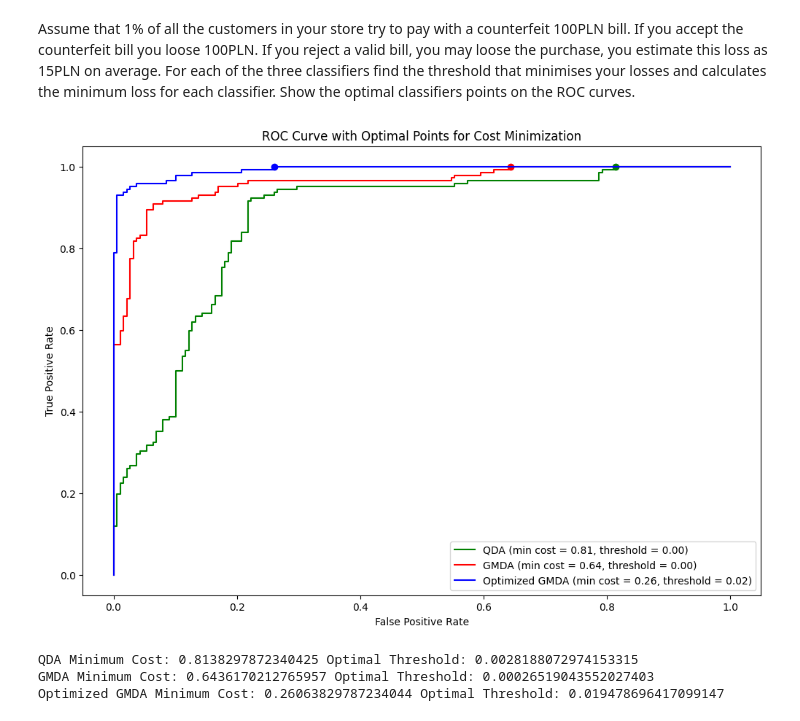
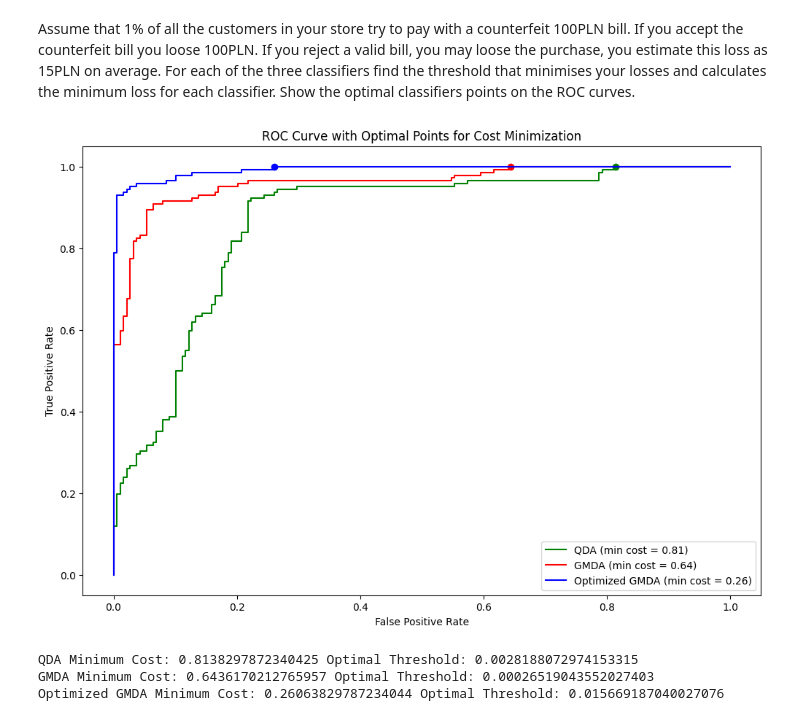
Before and after one commit to KMaclearn/Machinelearning24, a Jupyter notebook: Assignments/Banknotes/banknotes_gmda.ipynb, the cells around one changed output. Cells and saved outputs as stored; diff of their text form; code cells hidden in the pictures.

```diff
--- a/Assignments/Banknotes/banknotes_gmda.ipynb
+++ b/Assignments/Banknotes/banknotes_gmda.ipynb
@@ -251,56 +251,43 @@ def calculate_cost(fp_rate, fn_rate, P=0.01, Cost_fp=100, Cost_fn=15):
     return P * fp_rate * Cost_fp + (1 - P) * fn_rate * Cost_fn
 
 qda_proba = qda.predict_proba(X_test)[:, 1]
-hc0_cmp_best = GaussianMixture(n_components=best_nc0, max_iter=100, tol=1e-3, init_params='kmeans', random_state=42)
-hc1_cmp_best = GaussianMixture(n_components=best_nc1, max_iter=100, tol=1e-3, init_params='kmeans', random_state=42)
-hc0_best = X[y == 0]
-hc1_best = X[y == 1]
-
-try:
-    hc0_cmp_best.fit(hc0_best)
-    hc1_cmp_best.fit(hc1_best)
-except Exception as e:
-    print(f"Error fitting best GMM: {e}")
-    exit()
-
-mgd_predict_proba = make_predict_proba(hc0_cmp_best, hc1_cmp_best, 0.5, 0.5)
 mgd_proba = mgd_predict_proba(X_test)
 
 def find_optimal_threshold(proba, y_true):
     fpr, tpr, thresholds = roc_curve(y_true, proba)
     costs = [calculate_cost(fp, 1 - tp) for fp, tp in zip(fpr, tpr)]
     min_cost_index = np.argmin(costs)
     min_cost = costs[min_cost_index]
     optimal_threshold = thresholds[min_cost_index]
     return min_cost, optimal_threshold, fpr, tpr, thresholds, min_cost_index
 
 min_cost_qda, optimal_threshold_qda, fpr_qda, tpr_qda, thresholds_qda, min_cost_index_qda = find_optimal_threshold(qda_proba, y_test)
 
 min_cost_gmm, optimal_threshold_gmm, fpr_gmm, tpr_gmm, thresholds_gmm, min_cost_index_gmm = find_optimal_threshold(gmd_proba, y_test)
 
 min_cost_mgd, optimal_threshold_mgd, fpr_mgd, tpr_mgd, thresholds_mgd, min_cost_index_mgd = find_optimal_threshold(mgd_proba, y_test)
 
 plt.figure(figsize=(12, 8))
-plt.plot(fpr_qda, tpr_qda, label=f'QDA (min cost = {min_cost_qda:.2f}, threshold = {optimal_threshold_qda:.2f})', color='green')
+plt.plot(fpr_qda, tpr_qda, label=f'QDA (min cost = {min_cost_qda:.2f})', color='green')
 plt.scatter(fpr_qda[min_cost_index_qda], tpr_qda[min_cost_index_qda], color='green')
 
-plt.plot(fpr_gmm, tpr_gmm, label=f'GMDA (min cost = {min_cost_gmm:.2f}, threshold = {optimal_threshold_gmm:.2f})', color='red')
+plt.plot(fpr_gmm, tpr_gmm, label=f'GMDA (min cost = {min_cost_gmm:.2f})', color='red')
 plt.scatter(fpr_gmm[min_cost_index_gmm], tpr_gmm[min_cost_index_gmm], color='red')
 
-plt.plot(fpr_mgd, tpr_mgd, label=f'Optimized GMDA (min cost = {min_cost_mgd:.2f}, threshold = {optimal_threshold_mgd:.2f})', color='blue')
+plt.plot(fpr_mgd, tpr_mgd, label=f'Optimized GMDA (min cost = {min_cost_mgd:.2f})', color='blue')
 plt.scatter(fpr_mgd[min_cost_index_mgd], tpr_mgd[min_cost_index_mgd], color='blue')
 
 plt.xlabel('False Positive Rate')
 plt.ylabel('True Positive Rate')
 plt.title('ROC Curve with Optimal Points for Cost Minimization')
 plt.legend(loc="lower right")
 plt.show()
 
 print("QDA Minimum Cost:", min_cost_qda, "Optimal Threshold:", optimal_threshold_qda)
 print("GMDA Minimum Cost:", min_cost_gmm, "Optimal Threshold:", optimal_threshold_gmm)
 print("Optimized GMDA Minimum Cost:", min_cost_mgd, "Optimal Threshold:", optimal_threshold_mgd)
 # %% [output]
-[figure, old version]
+[figure, new version]
 QDA Minimum Cost: 0.8138297872340425 Optimal Threshold: 0.0028188072974153315
 GMDA Minimum Cost: 0.6436170212765957 Optimal Threshold: 0.00026519043552027403
-Optimized GMDA Minimum Cost: 0.26063829787234044 Optimal Threshold: 0.019478696417099147
+Optimized GMDA Minimum Cost: 0.26063829787234044 Optimal Threshold: 0.015669187040027076
```
Also changed, not shown: 1 other file.
